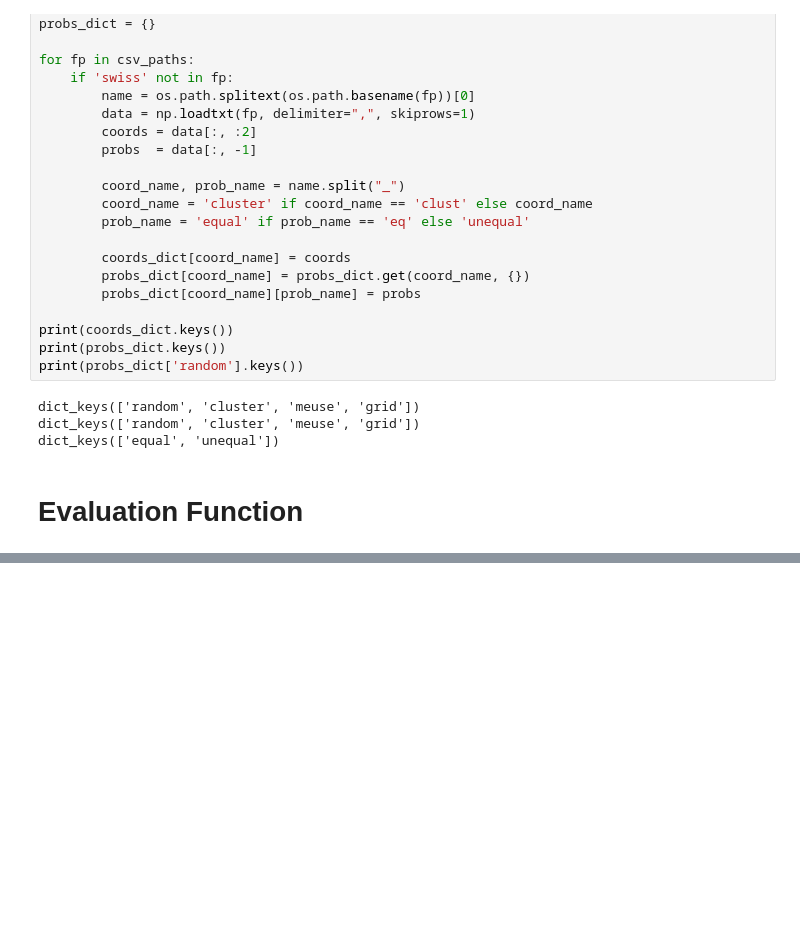
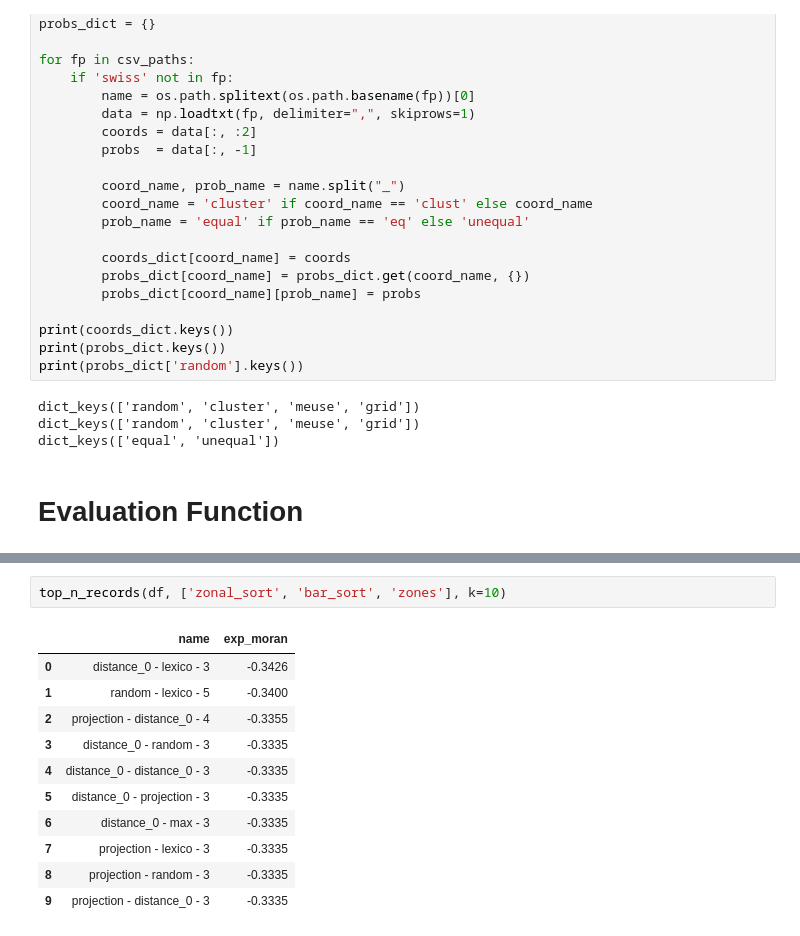
Before and after one commit to mehdimhb/geometric-sampling, a Jupyter notebook: Simulations/Expectation.ipynb, the cells around one changed output, grey strips where cells are left out. Saved outputs shown, nothing was run; the diff lists cells and outputs as text; blank space fills up the shorter version.

```diff
--- a/Simulations/Expectation.ipynb
+++ b/Simulations/Expectation.ipynb
@@ -210,0 +396,14 @@ summary
+# %%
+top_n_records(df, ['zonal_sort', 'bar_sort', 'zones'], k=10)
+# %% [output]
+|  | name | exp_moran |
+| 0 | distance_0 - lexico - 3 | -0.3426 |
+| 1 | random - lexico - 5 | -0.3400 |
+| 2 | projection - distance_0 - 4 | -0.3355 |
+| 3 | distance_0 - random - 3 | -0.3335 |
+| 4 | distance_0 - distance_0 - 3 | -0.3335 |
+| 5 | distance_0 - projection - 3 | -0.3335 |
+| 6 | distance_0 - max - 3 | -0.3335 |
+| 7 | projection - lexico - 3 | -0.3335 |
+| 8 | projection - random - 3 | -0.3335 |
+| 9 | projection - distance_0 - 3 | -0.3335 |
```
Also changed, not shown: parts of 15 cells of this notebook, 3 other files.
